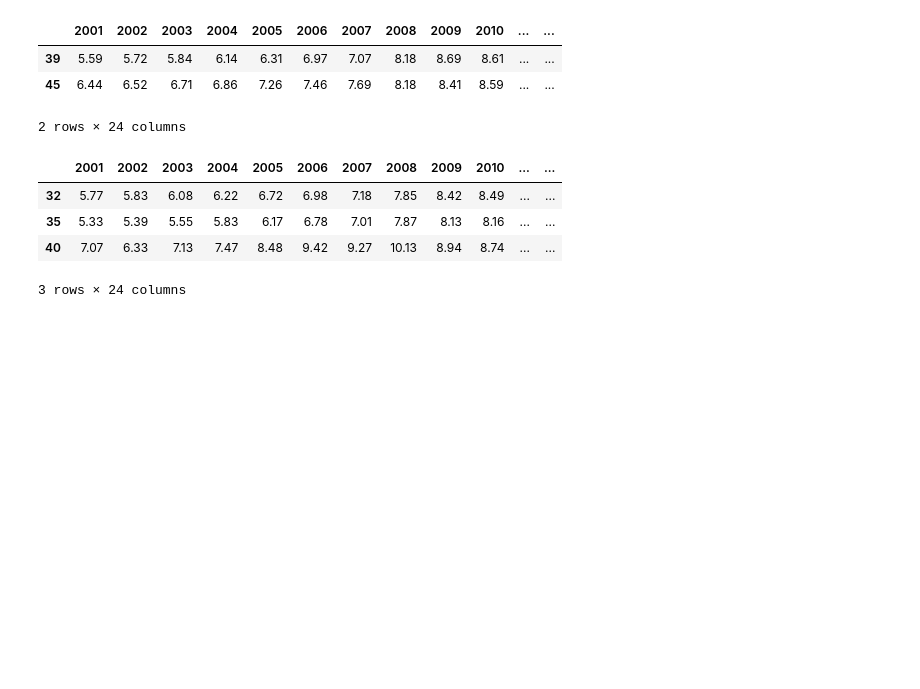
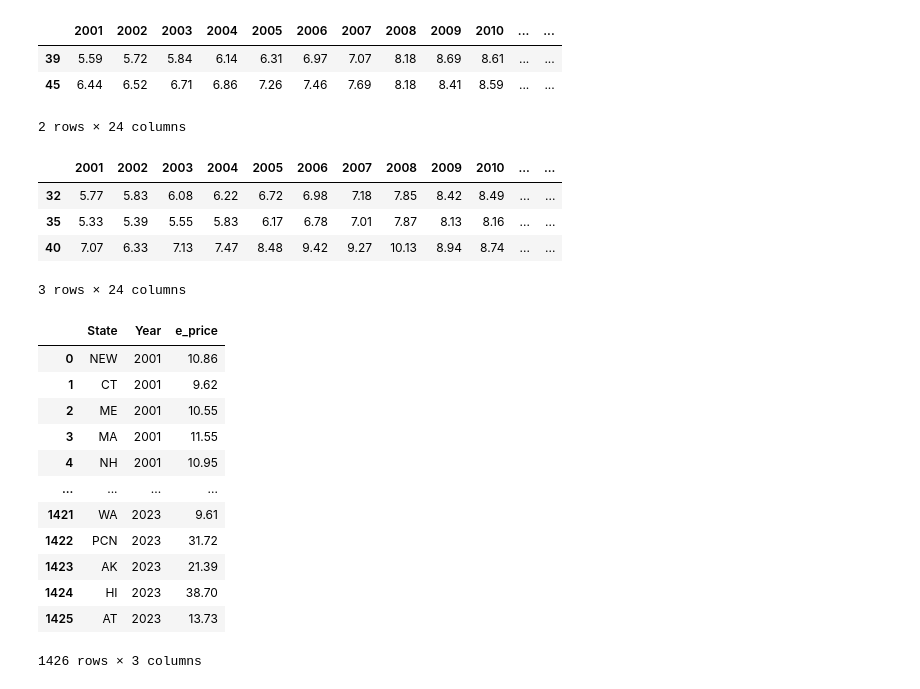
Before and after one commit to MIDS-at-Duke/uds-2024-flamingo, a Jupyter notebook: code/ML_e_price.ipynb, the cells around one changed output. Drawn from its saved outputs; the diff is of its cells as text; code cells hidden in the pictures; blank space fills up the shorter version.

Commit message:
add e_price data

```diff
--- a/code/ML_e_price.ipynb
+++ b/code/ML_e_price.ipynb
@@ -56,7 +56,7 @@ df.head(10)
 | 9 | All sectors : New York | cents per kilowatthour | ELEC.PRICE.NY-ALL.A | 11.55 | 11.16 | 12.44 | 12.55 | 13.95 | 15.27 | 15.22 | ... |
 10 rows × 26 columns
 # %%
-df["state"] = df["source key"].str.replace("ELEC.PRICE.", "").str.replace("-ALL.A", "")
+df["State"] = df["source key"].str.replace("ELEC.PRICE.", "").str.replace("-ALL.A", "")
 df.head(10)
 # %% [output]
 |  | description | units | source key | 2001 | 2002 | 2003 | 2004 | 2005 | 2006 | 2007 | ... |
@@ -90,8 +90,8 @@ df[df["state"].str.contains("AT")]
 | 25 | 6.68 | 6.56 | 6.77 | 7.05 | 7.59 | 8.42 | 8.68 | 9.33 | 9.87 | 9.61 | ... | ... |
 2 rows × 24 columns
 # %%
-AT_row = df[df["state"].str.contains("AT")].mean(axis=0)
-AT_row["state"] = "AT"
+AT_row = df[df["State"].str.contains("AT")].mean(axis=0)
+AT_row["State"] = "AT"
 df = df.append(AT_row, ignore_index=True)
 # %%
 df
@@ -132,4 +132,22 @@ df[df["state"].str.contains("SC")]
 | 35 | 5.33 | 5.39 | 5.55 | 5.83 | 6.17 | 6.78 | 7.01 | 7.87 | 8.13 | 8.16 | ... | ... |
 | 40 | 7.07 | 6.33 | 7.13 | 7.47 | 8.48 | 9.42 | 9.27 | 10.13 | 8.94 | 8.74 | ... | ... |
 3 rows × 24 columns
+# %%
+df = df.melt(id_vars=["State"], var_name="Year", value_name="e_price")
+# %%
+df
+# %% [output]
+|  | State | Year | e_price |
+| 0 | NEW | 2001 | 10.86 |
+| 1 | CT | 2001 | 9.62 |
+| 2 | ME | 2001 | 10.55 |
+| 3 | MA | 2001 | 11.55 |
+| 4 | NH | 2001 | 10.95 |
+| ... | ... | ... | ... |
+| 1421 | WA | 2023 | 9.61 |
+| 1422 | PCN | 2023 | 31.72 |
+| 1423 | AK | 2023 | 21.39 |
+| 1424 | HI | 2023 | 38.70 |
+| 1425 | AT | 2023 | 13.73 |
+1426 rows × 3 columns
 # %%
```
Also changed, not shown: parts of 6 cells of this notebook, 2 other files.
